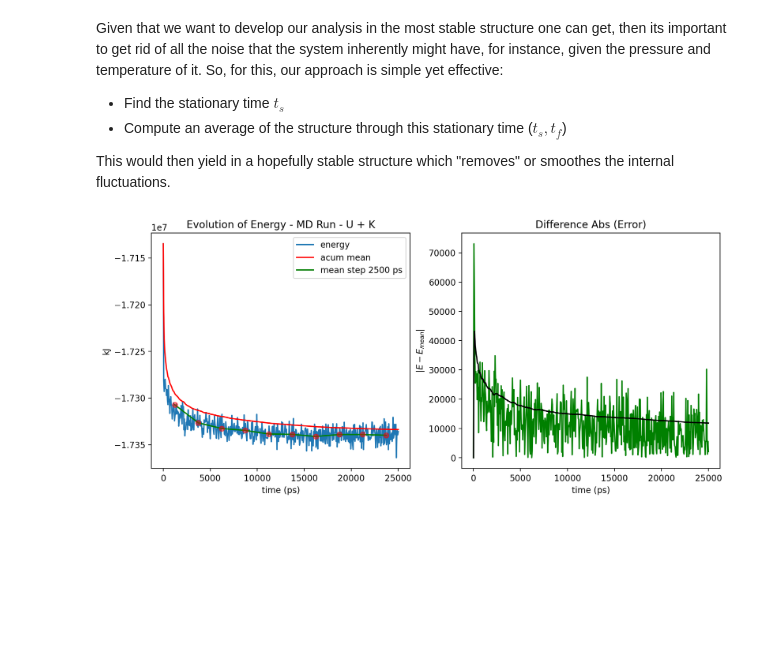
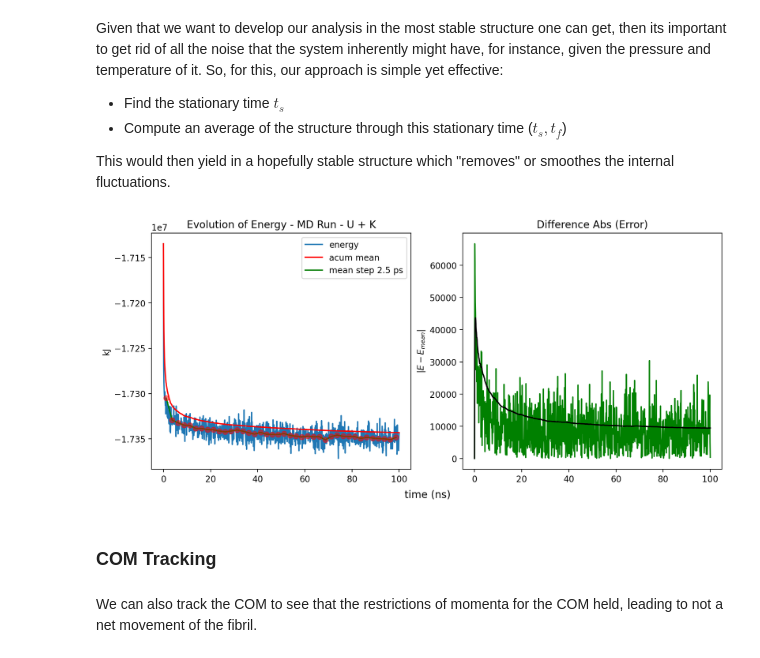
Before and after one commit to eminotre24/Collagen-Project, a Jupyter notebook: MD-Analysis/Twist-Analysis/energy-analysis.ipynb, the cells around one changed output. Saved outputs shown, nothing was run; the diff lists cells and outputs as text; code cells hidden in the pictures; blank space fills up the shorter version.

Commit message:
work on the raw data - 100ns

```diff
--- a/MD-Analysis/Twist-Analysis/energy-analysis.ipynb
+++ b/MD-Analysis/Twist-Analysis/energy-analysis.ipynb
@@ -10,9 +10,18 @@ This would then yield in a hopefully stable structure which "removes" or smoothe
 import numpy as np
 import matplotlib.pyplot as plt
 
+# 25 ns data
+# ene_file = "/Users/alejandro/Desktop/mddocs/processing-analysis/fullcol-0308/results-0808"
+
+# 100 ns data
+ene_file = "/Users/alejandro/Desktop/mddocs/processing-analysis/fullcol-100ns-2008"
+
 # Line to unpack .xvg generated by GROMACS
-t_e, ene = np.loadtxt("/Users/alejandro/Desktop/mddocs/processing-analysis/fullcol-0308/results-0808/energy.xvg",comments=["@","#"],unpack=True)
+t_e, ene = np.loadtxt(ene_file + "/energy.xvg",comments=["@","#"],unpack=True)
 # %%
+# time in ns
+t_e = t_e/1000
+
 # "Accumulated" Mean
 n_data = len(ene)
 ene_acummean = np.zeros(n_data)
@@ -21,7 +30,7 @@ for i in range(n_data):
     ene_acummean[i] = np.mean(ene[0:i+1])
 
 # Compute mean through timescales
-ts = 2500 #ps
+ts = 2.5 #ns
 n_m = int(t_e[-1]/ts)
 stp_nm = int((len(t_e)-1)/n_m)
 ene_mean = np.zeros(n_m)
@@ -39,28 +48,31 @@ for i in range(n_data):
 # %%
 fig, axs = plt.subplots(1, 2, figsize=(12, 5), dpi=200)
 
 # -- Energy and Mean --
 axs[0].plot(t_e, ene, label="energy")
 
 # Acum Mean
 axs[0].plot(t_e, ene_acummean, label="acum mean", color="r")
 
 # "Bin" Mean
 axs[0].plot(t_rep, ene_mean, label=f"mean step {ts} ps", color='g')
 axs[0].scatter(t_rep, ene_mean, color='r', alpha=0.5, zorder=3)
 
-axs[0].set_xlabel("time (ps)")
 axs[0].set_ylabel("kJ")
 axs[0].set_title("Evolution of Energy - MD Run - U + K")
 axs[0].legend()
 
 # -- Difference Evolution --
 axs[1].plot(t_e, dif, color='g', label = 'errors')
 axs[1].plot(t_e, dif_mean, color='k', label = 'acum mean')
-axs[1].set_xlabel('time (ps)')
 axs[1].set_ylabel(r'$|E - E_{mean}|$')
 axs[1].set_title('Difference Abs (Error)')
 
+fig.supxlabel("time (ns)")
 plt.show()
 # %% [output]
-[figure, old version]
+[figure, new version]
+# %% [markdown]
+### COM Tracking
+# %% [markdown]
+We can also track the COM to see that the restrictions of momenta for the COM held, leading to not a net movement of the fibril.
```
Also changed, not shown: parts of 2 cells of this notebook.
